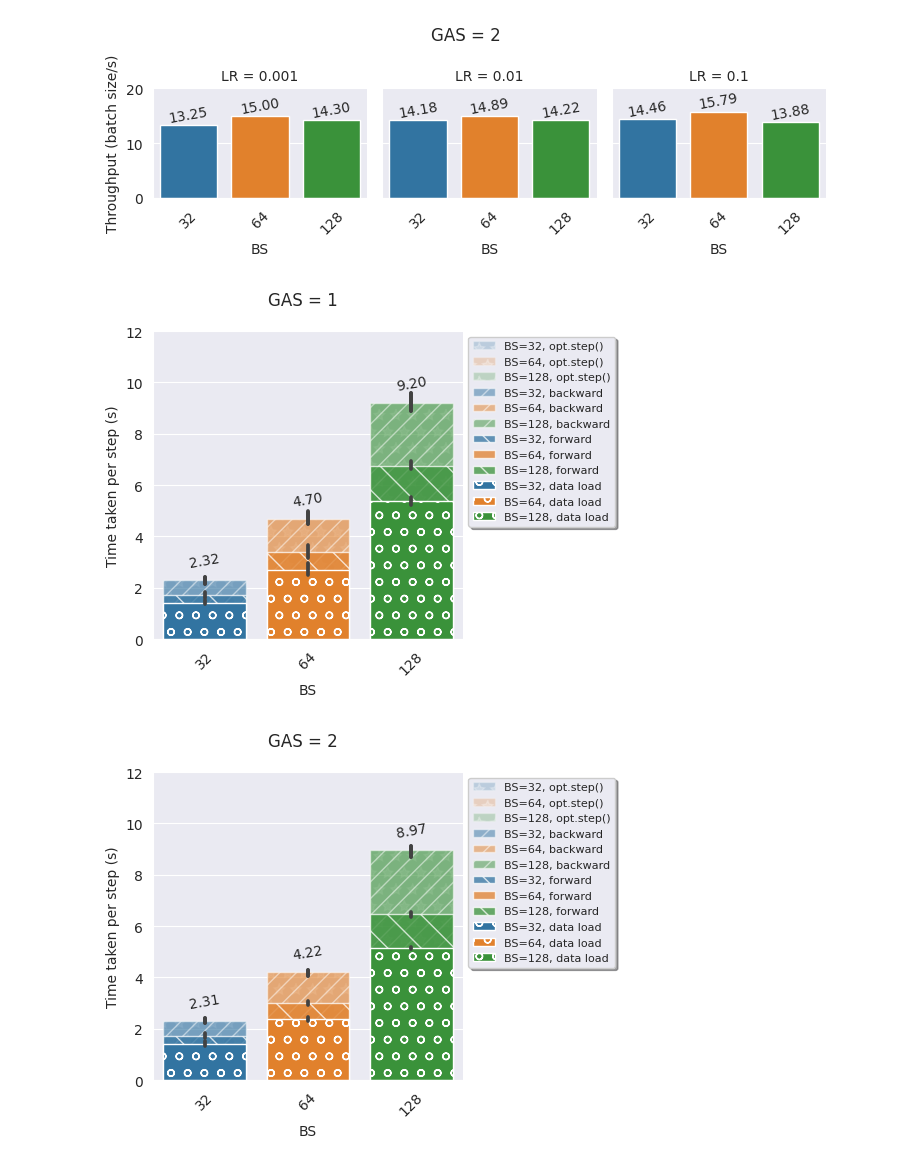
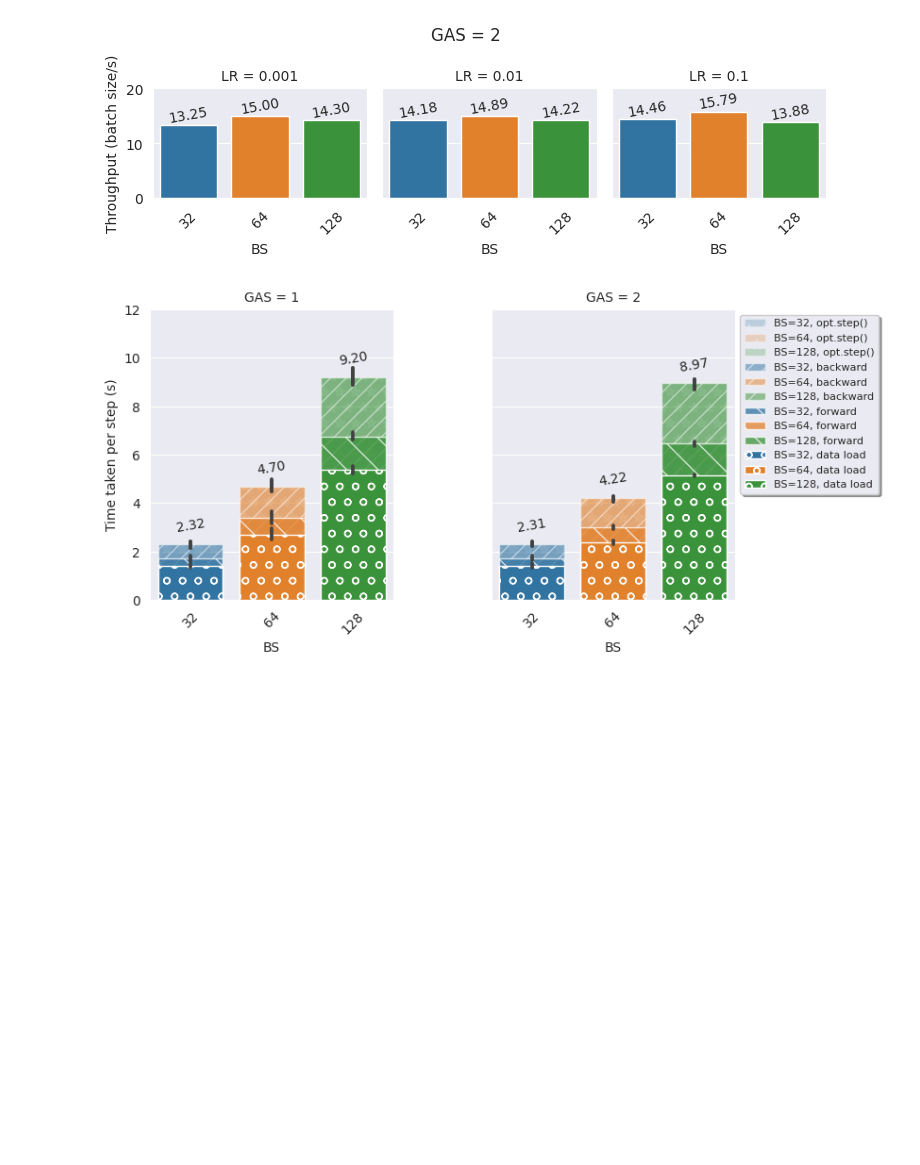
Before and after one commit to IAL32/TUMThesis, a Jupyter notebook: viz/chapter_06/baseline-16vCPUs-GAS-1.ipynb, the cells around one changed output. Drawn from its saved outputs; the diff is of its cells as text; code cells hidden in the pictures; blank space fills up the shorter version.

```diff
--- a/viz/chapter_06/baseline-16vCPUs-GAS-1.ipynb
+++ b/viz/chapter_06/baseline-16vCPUs-GAS-1.ipynb
@@ -40,10 +40,9 @@ import matplotlib.ticker as ticker
 
 data = pd.read_csv(os.path.abspath("") + f"/summary-{filename}")
 
-
 for gas in [1, 2]:
     data_gas = data[data["gradient_accumulation_steps"] == gas]
-    g = sns.FacetGrid(data_gas, col="optimizer_params.lr")
+    g = sns.FacetGrid(data_gas)
     g.figure.suptitle(f"GAS = {gas}")
     g2 = g.map_dataframe(sns.barplot, x="batch_size_per_step", y="_runtime", dodge=False, palette="tab10")
 
@@ -165,58 +164,56 @@ for gas in [1, 2]:
 import itertools
 import pandas as pd
 
-group_by = ["batch_size_per_step", "optimizer_params.lr", "gradient_accumulation_steps", "run_name"]
-ascending = [True, True, True, False]
+group_by = ["batch_size_per_step", "optimizer_params.lr", "gradient_accumulation_steps"]
+ascending = [True, True, True]
 
 summary_data = pd.read_csv(os.path.abspath('') + f"/summary-{filename}")
 
 summary_data = summary_data.groupby(by=group_by)["train/data_load_s", "train/model_forward_s", "train/model_backward_only_s", "train/model_opt_s"].describe().reset_index()
 
 summary_data = summary_data.sort_values(group_by, ascending=ascending).reset_index(drop=True)
 
 def stacked_bar(x, color, data, **kwargs):
     base_labels = data["batch_size_per_step"].unique()
     data_cumulated_column = data["train/data_load_s"]["mean"]
     data_labels = [f"BS={bs}, data load" for bs in base_labels]
     forward_cumulated_column = data_cumulated_column + data["train/model_forward_s"]["mean"]
     forward_labels = [f"BS={bs}, forward" for bs in base_labels]
     backward_cumulated_column = forward_cumulated_column + data["train/model_backward_only_s"]["mean"]
     backward_labels = [f"BS={bs}, backward" for bs in base_labels]
     opt_cumulated_column = backward_cumulated_column + data["train/model_opt_s"]["mean"]
     opt_labels = [f"BS={bs}, opt.step()" for bs in base_labels]
 
     sns.barplot(data, x=x, y=opt_cumulated_column, alpha=0.25, label=opt_labels, hatch="*", **kwargs)
     sns.barplot(data, x=x, y=backward_cumulated_column, alpha=0.50, label=backward_labels, hatch="//", **kwargs)
     sns.barplot(data, x=x, y=forward_cumulated_column, alpha=0.75, label=forward_labels, hatch="\\", **kwargs)
     ax = sns.barplot(data, x=x, y=data_cumulated_column, alpha=1, label=data_labels, hatch="o", **kwargs)
     for i, container in enumerate(ax.containers):
         if i % 4 == 0:
             ax.bar_label(container, fmt="%.2f", rotation=10, padding=7)
 
-for gas in [1, 2]:
-    data_gas = summary_data[summary_data["gradient_accumulation_steps"] == gas]
-    g1 = sns.FacetGrid(data_gas, height=4, margin_titles=True, gridspec_kws={"wspace":0.4})
-    g1.figure.suptitle(f"GAS = {gas}")
-    g1.set_xticklabels(rotation=45)
+g1 = sns.FacetGrid(summary_data, col="gradient_accumulation_steps", height=4, margin_titles=True, gridspec_kws={"wspace":0.4})
+# g1.figure.suptitle(f"GAS = {gas}")
+g1.set_xticklabels(rotation=45)
 
-    g2 = g1.map_dataframe(
-        stacked_bar,
-        x="batch_size_per_step",
-        dodge=False,
-        order=data_gas["batch_size_per_step"].unique(),
-        palette="tab10",
-        linewidth=1,
-    )
+g2 = g1.map_dataframe(
+    stacked_bar,
+    x="batch_size_per_step",
+    dodge=False,
+    order=summary_data["batch_size_per_step"].unique(),
+    palette="tab10",
+    linewidth=1,
+)
 
-    ax = plt.gca()
-    ax.legend(bbox_to_anchor=(1, 1), ncol=1, fancybox=True, shadow=True, prop={"size": 8})
-    plt.ylim(top=12)
+ax = plt.gca()
+ax.legend(bbox_to_anchor=(1, 1), ncol=1, fancybox=True, shadow=True, prop={"size": 8})
+plt.ylim(top=12)
 
-    g1.set_xlabels("BS")
-    g1.set_ylabels("Time taken per step (s)")
-    g1.tight_layout()
-    g1.figure.savefig(f"../../figures/06_barplot-times_gas-{gas}_{filename.replace('.csv', '.pdf')}", bbox_inches='tight')
-    plt.show()
+g1.set_titles(col_template="GAS = {col_name}")
+g1.set_xlabels("BS")
+g1.set_ylabels("Time taken per step (s)")
+g1.tight_layout()
+g1.figure.savefig(f"../../figures/06_barplot-times_{filename.replace('.csv', '.pdf')}", bbox_inches='tight')
+plt.show()
 # %% [output]
-[figure, old version]
+[figure, new version]
-[figure, removed]
```
Also changed, not shown: parts of 1 cell of this notebook, 57 other files.
